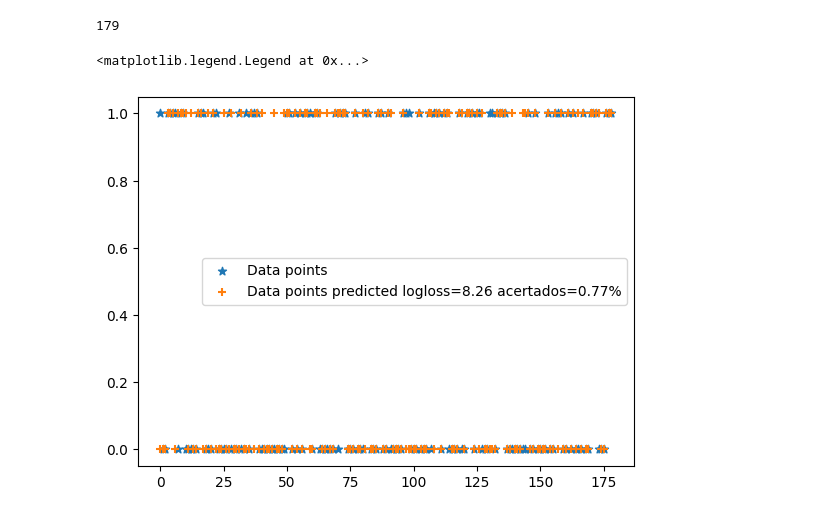
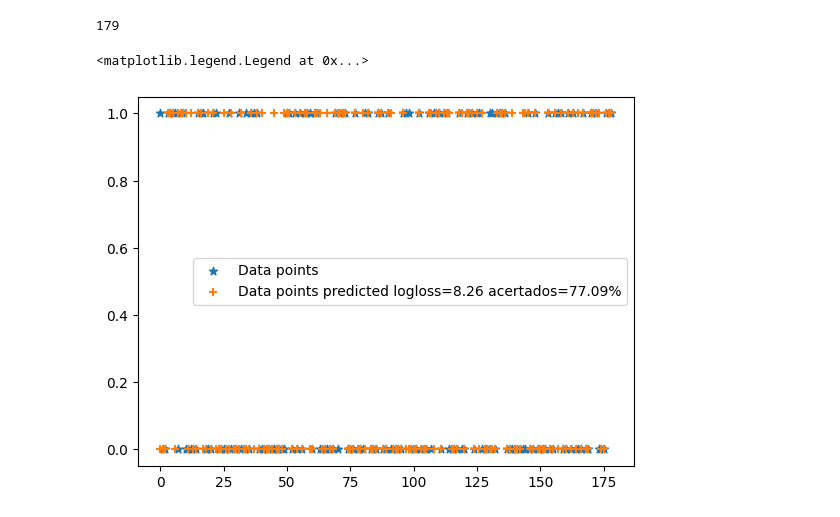
Before and after one commit to LeonardoBolanos/machine_learning_s3_2024, a Jupyter notebook: notebooks/5.0-lobr-titanic-logistic-regresion.ipynb, the cells around one changed output. Saved outputs shown, nothing was run; the diff lists cells and outputs as text; code cells hidden in the pictures.

Commit message:
mostrando porcentaje de aciertos

```diff
--- a/notebooks/5.0-lobr-titanic-logistic-regresion.ipynb
+++ b/notebooks/5.0-lobr-titanic-logistic-regresion.ipynb
@@ -608,9 +608,9 @@ from sklearn.metrics import log_loss
 logloss = log_loss(y_test,y_hat)
 # %%
 plt.scatter(x_to_graph, y_test_graph, label = "Data points",marker = '*')
-plt.scatter(x_to_graph,y_hat_to_graph,label =  f"Data points predicted logloss={logloss:.2f} acertados={nivel_de_aciertos:.2f}%",marker="+")
+plt.scatter(x_to_graph,y_hat_to_graph,label =  f"Data points predicted logloss={logloss:.2f} acertados={nivel_de_aciertos*100:.2f}%",marker="+")
 #plt.plot(X, X_b.dot(theta), c = "r", label = "Model")
 plt.legend()
 # %% [output]
 <matplotlib.legend.Legend at 0x...>
-[figure, old version]
+[figure, new version]
```
